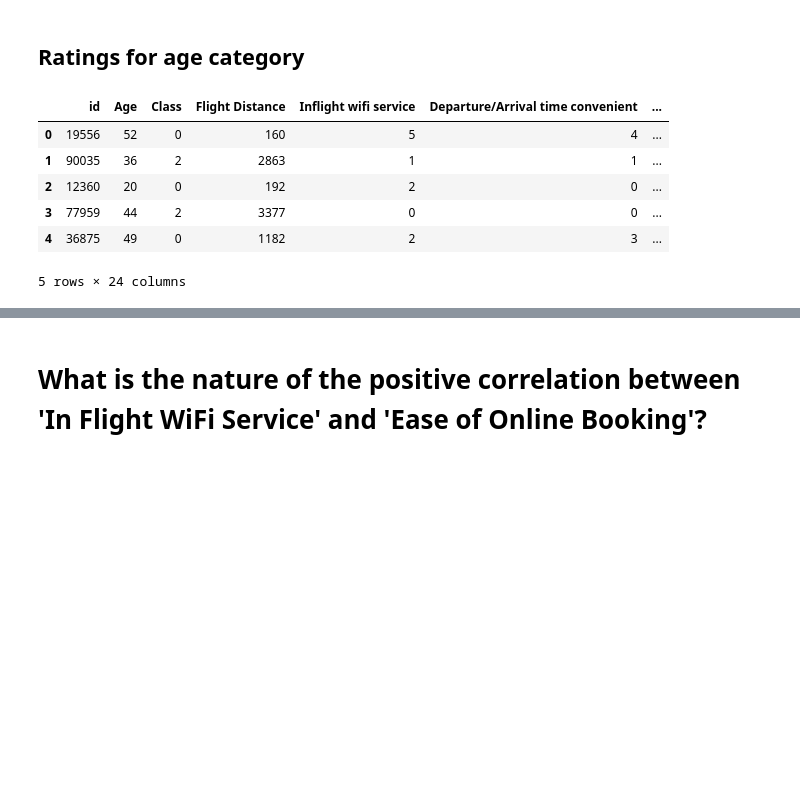
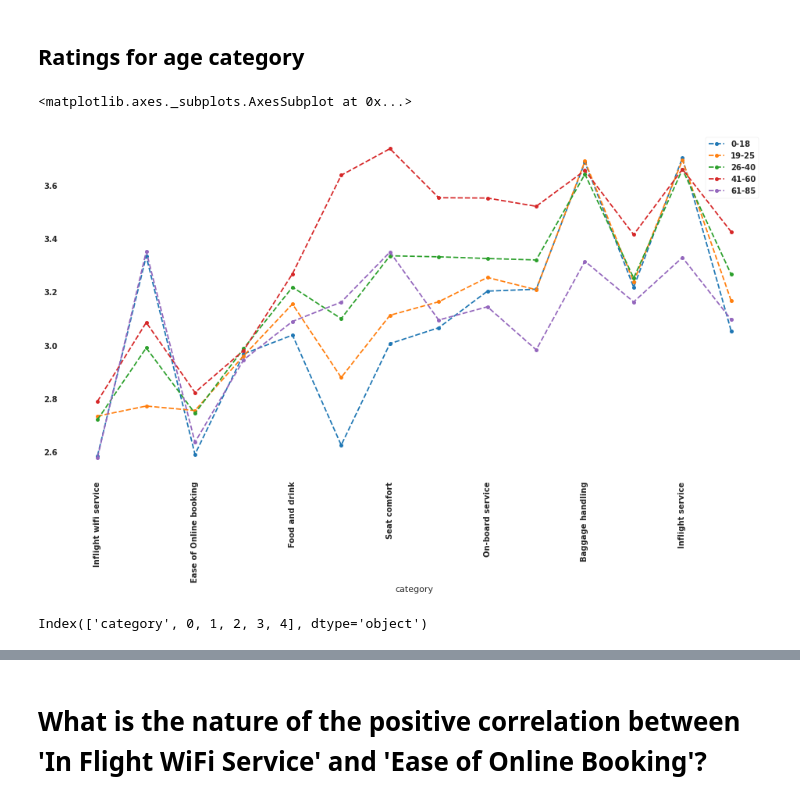
Before and after one commit to n1oftheabove/visualizing-real-world-data-project, a Jupyter notebook: airline_satisfaction.ipynb, the cells around one changed output, grey strips where cells are left out. Saved outputs shown, nothing was run; the diff lists cells and outputs as text; code cells hidden in the pictures; blank space fills up the shorter version.

```diff
--- a/airline_satisfaction.ipynb
+++ b/airline_satisfaction.ipynb
@@ -486,12 +530,56 @@ ax = sns.scatterplot(x="Flight Distance", y="Age",
 # %% [markdown]
 ## Ratings for age category
-# %%
-df_ratings = df.head()
-# %% [output]
-|  | id | Age | Class | Flight Distance | Inflight wifi service | Departure/Arrival time convenient | ... |
-| 0 | 19556 | 52 | 0 | 160 | 5 | 4 | ... |
-| 1 | 90035 | 36 | 2 | 2863 | 1 | 1 | ... |
-| 2 | 12360 | 20 | 0 | 192 | 2 | 0 | ... |
-| 3 | 77959 | 44 | 2 | 3377 | 0 | 0 | ... |
-| 4 | 36875 | 49 | 0 | 1182 | 2 | 3 | ... |
-5 rows × 24 columns
+# %%
+rating_cats_t = ['Inflight wifi service',
+       'Departure/Arrival time convenient', 'Ease of Online booking',
+       'Gate location', 'Food and drink', 'Online boarding', 'Seat comfort',
+       'Inflight entertainment', 'On-board service', 'Leg room service',
+       'Baggage handling', 'Checkin service', 'Inflight service',
+       'Cleanliness']
+# %%
+rating_cats = []
+for rating_cat in rating_cats_t:
+    rating_cats.append(rating_cat + ' mean')
+#rating_cats
+
+frames = [df_age1, df_age2, df_age3, df_age4, df_age5]
+
+df_ratings_mean = pd.DataFrame(columns=rating_cats_t)
+for frame in frames:
+    df_ratings_mean = df_ratings_mean.append(frame[rating_cats_t].mean(), ignore_index=True)
+
+#df_ratings_mean
+
+
+
+#df_ratings = pd.concat(frames)
+#df.drop(['Unnamed: 0'], axis=1, inplace=True)
+#df_ratings
+#df_age1[rating_cats_t].mean()
+
+df_ratings_mean_t = df_ratings_mean.T.reset_index().rename(columns={'index':'category',
+                                                                    0:'0-18',
+                                                                    1:'19-25',
+                                                                    2: '26-40',
+                                                                    3: '41-60',
+                                                                    4:'61-85',
+                                                                   })
+
+fig, ax = plt.subplots(figsize=(16,8))
+
+df_ratings_mean_t.plot(x='category',rot=90,
+                       ax=ax,
+                       style='o',
+                       ms=5,
+                       linestyle='--',
+                       colormap='PuOr',
+                        #stacked=False,
+                        alpha=1,
+                      )
+# %% [output]
+<matplotlib.axes._subplots.AxesSubplot at 0x...>
+[figure, added]
+# %%
+df_ratings_mean_t.columns
+# %% [output]
+Index(['category', 0, 1, 2, 3, 4], dtype='object')
```
Also changed, not shown: parts of 34 cells of this notebook.
